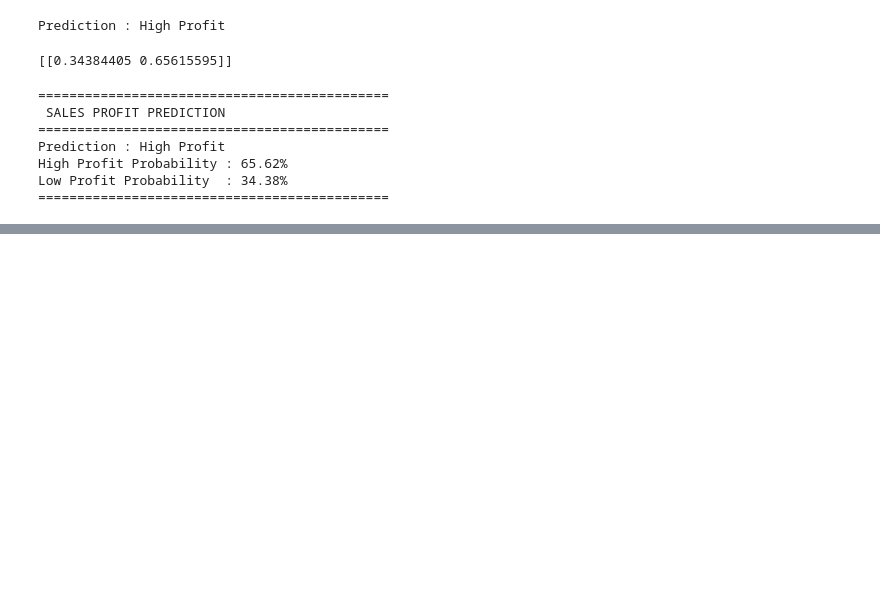
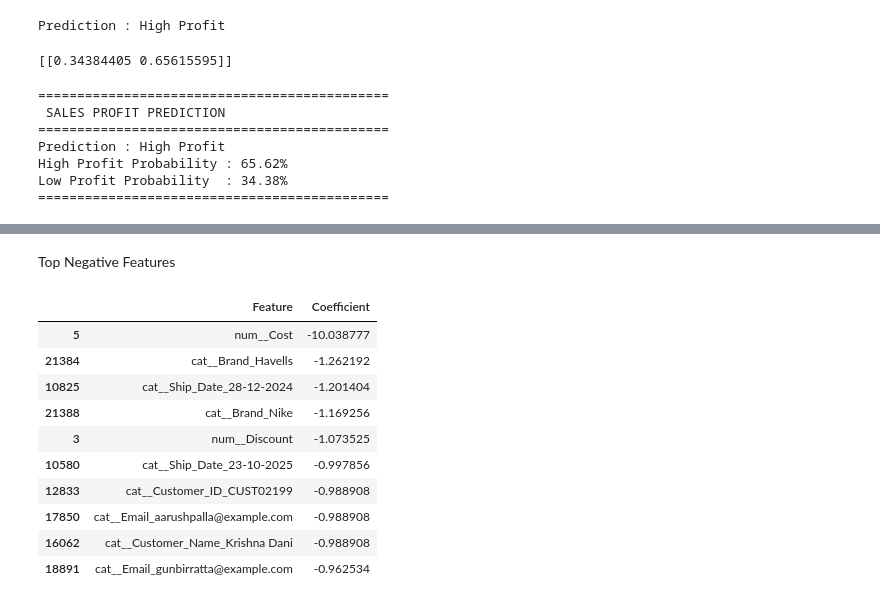
Before and after one commit to Shubhamspc90/AI_ML, a Jupyter notebook: python/data_science_library/projects/Sales_ML_Project.ipynb, the cells around one changed output, grey strips where cells are left out. Drawn from its saved outputs; the diff is of its cells as text; code cells hidden in the pictures; blank space fills up the shorter version.

```diff
--- a/python/data_science_library/projects/Sales_ML_Project.ipynb
+++ b/python/data_science_library/projects/Sales_ML_Project.ipynb
@@ -1322,0 +1392,21 @@ Low Profit Probability  : 34.38%
+# %% [markdown]
+Top Negative Features
+# %%
+importance.sort_values(
+    by="Coefficient",
+    ascending=True
+).head(10)
+
+# Ye wo features hain jo High Profit hone ki probability kam karte hain.
+# %% [output]
+|  | Feature | Coefficient |
+| 5 | num__Cost | -10.038777 |
+| 21384 | cat__Brand_Havells | -1.262192 |
+| 10825 | cat__Ship_Date_28-12-2024 | -1.201404 |
+| 21388 | cat__Brand_Nike | -1.169256 |
+| 3 | num__Discount | -1.073525 |
+| 10580 | cat__Ship_Date_23-10-2025 | -0.997856 |
+| 12833 | cat__Customer_ID_CUST02199 | -0.988908 |
+| 17850 | cat__Email_aarushpalla@example.com | -0.988908 |
+| 16062 | cat__Customer_Name_Krishna Dani | -0.988908 |
+| 18891 | cat__Email_gunbirratta@example.com | -0.962534 |
```
Also changed, not shown: parts of 14 cells of this notebook.
